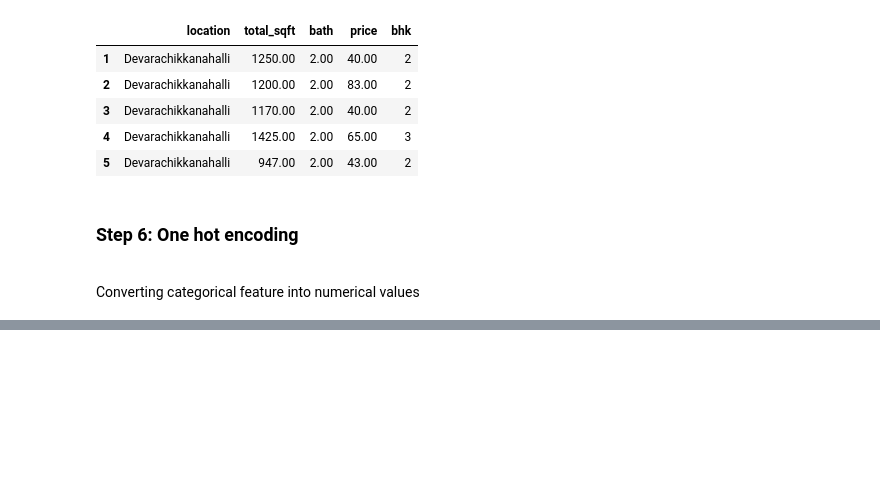
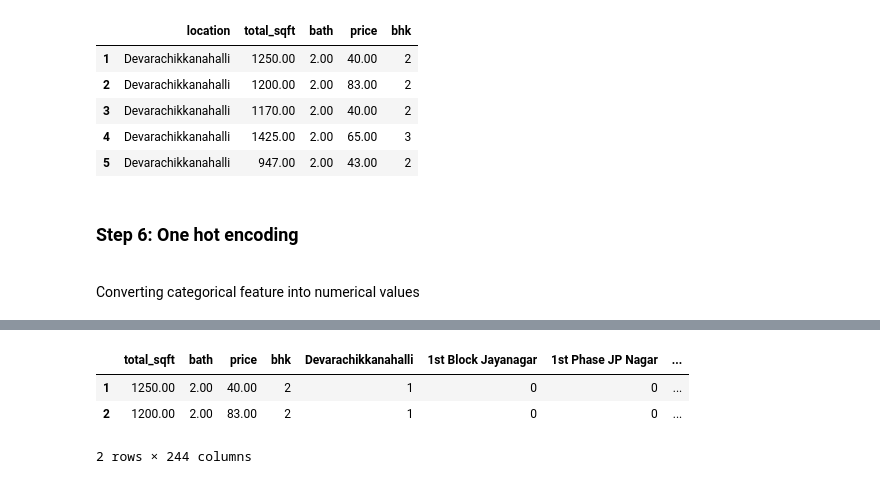
Before and after one commit to NaikMegha/Bengalore-Home-Price-Prediction-using-ML, a Jupyter notebook: home_price_prediction.ipynb, the cells around one changed output, grey strips where cells are left out. Saved outputs shown, nothing was run; the diff lists cells and outputs as text; code cells hidden in the pictures; blank space fills up the shorter version.

```diff
--- a/home_price_prediction.ipynb
+++ b/home_price_prediction.ipynb
@@ -402,0 +441,8 @@ Converting  categorical feature into numerical values
+# %%
+df11 = df10.drop('location',axis='columns')
+df11.head(2)
+# %% [output]
+|  | total_sqft | bath | price | bhk | Devarachikkanahalli | 1st Block Jayanagar | 1st Phase JP Nagar | ... |
+| 1 | 1250.00 | 2.00 | 40.00 | 2 | 1 | 0 | 0 | ... |
+| 2 | 1200.00 | 2.00 | 83.00 | 2 | 1 | 0 | 0 | ... |
+2 rows × 244 columns
```
Also changed, not shown: parts of 34 cells of this notebook.
